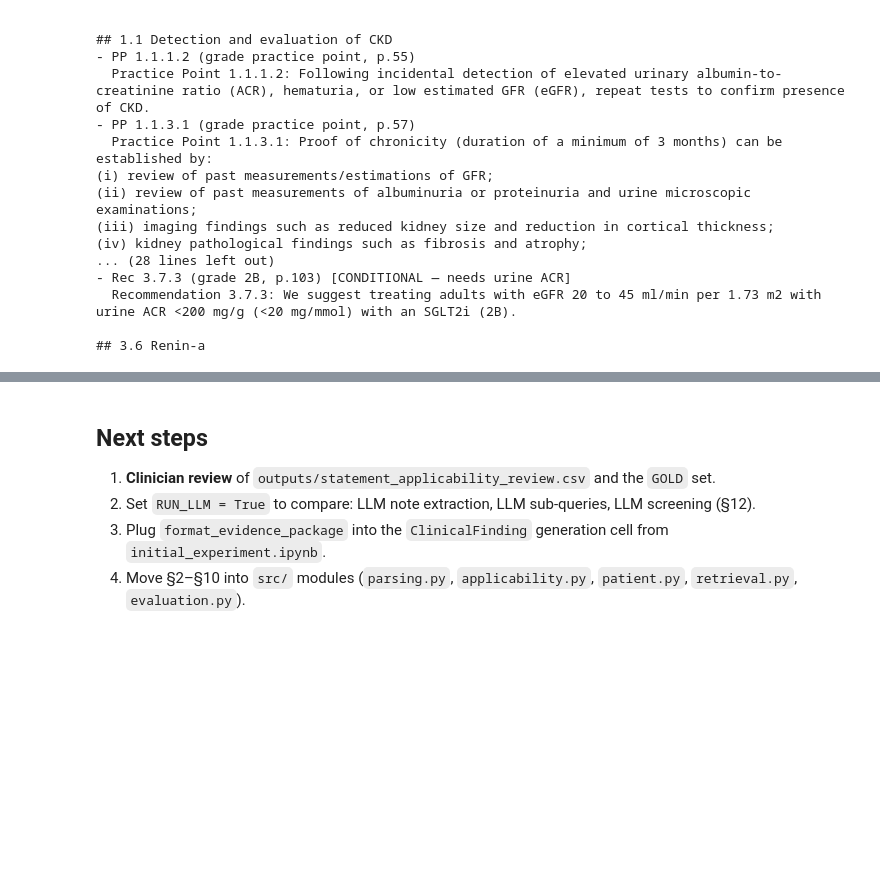
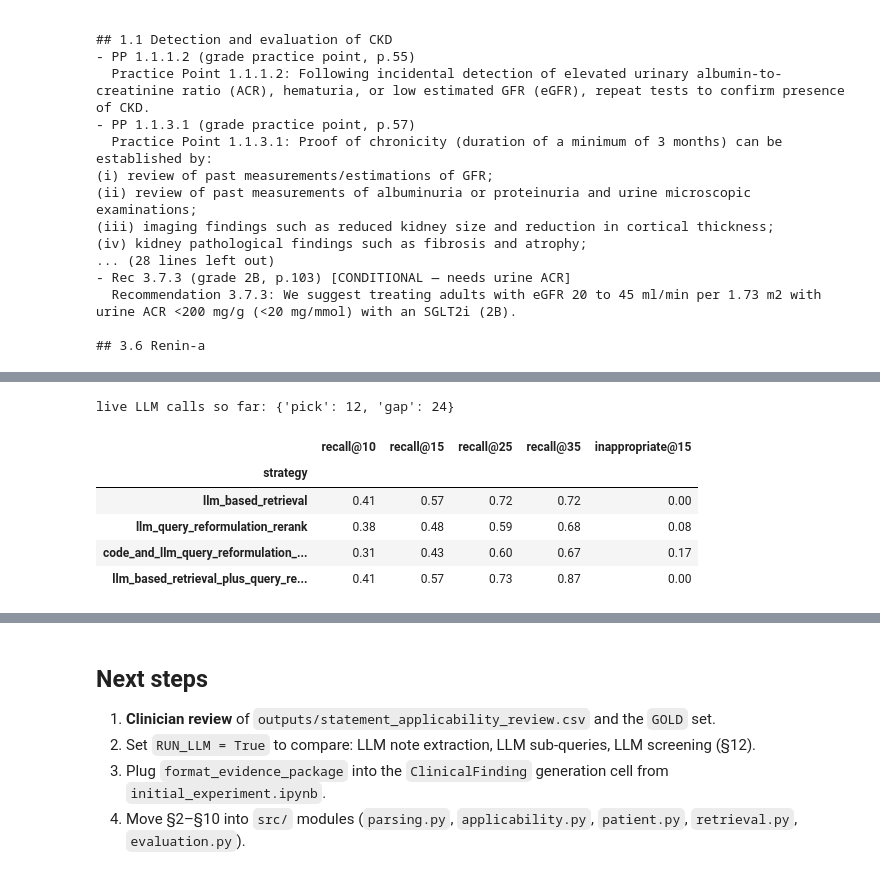
Before and after one commit to azraDS/clinical-assistant, a Jupyter notebook: notebooks/02_retrieval_pipeline.ipynb, the cells around one changed output, grey strips where cells are left out. Saved outputs shown, nothing was run; the diff lists cells and outputs as text; code cells hidden in the pictures; blank space fills up the shorter version.

Commit message:
update retrieval pipeline and documentation

```diff
--- a/notebooks/02_retrieval_pipeline.ipynb
+++ b/notebooks/02_retrieval_pipeline.ipynb
@@ -2205,0 +2294,37 @@ DERIVED: {"is_adult": true, "gfr_category": "G3a", "acr_category": null, "risk_c
+# %%
+STRATEGIES_14 = [
+    "llm_based_retrieval",
+    "llm_query_reformulation_rerank",
+    "code_and_llm_query_reformulation_rerank",
+    "llm_based_retrieval_plus_query_reformulation",
+]
+KS = (10, 15, 25, 35)
+
+
+def evaluate_pkg(strategies, ks=KS):
+    rows = []
+    for pid, gold in GOLD.items():
+        for strategy in strategies:
+            row = {"patient": pid, "strategy": strategy}
+            for k in ks:
+                top = [sid for sid, _ in index.retrieve(
+                    pkg_states[pid], visit_notes[pid], strategy, k=k, eligibility_labels=pkg_elig[pid])]
+                row[f"recall@{k}"] = (round(sum(s in top for s in gold["must"]) / len(gold["must"]), 2)
+                                      if gold["must"] else None)
+                row[f"inappropriate@{k}"] = sum(s in top for s in gold["inappropriate"])
+            rows.append(row)
+    return pd.DataFrame(rows)
+
+
+results_pkg = evaluate_pkg(STRATEGIES_14)
+print("live LLM calls so far:", dict(live_calls))
+cols = [f"recall@{k}" for k in KS] + ["inappropriate@15"]
+results_pkg.groupby("strategy", sort=False)[cols].mean().round(2)
+# %% [output]
+live LLM calls so far: {'pick': 12, 'gap': 24}
+|  | recall@10 | recall@15 | recall@25 | recall@35 | inappropriate@15 |
+| strategy |  |  |  |  |  |
+| llm_based_retrieval | 0.41 | 0.57 | 0.72 | 0.72 | 0.00 |
+| llm_query_reformulation_rerank | 0.38 | 0.48 | 0.59 | 0.68 | 0.08 |
+| code_and_llm_query_reformulation_... | 0.31 | 0.43 | 0.60 | 0.67 | 0.17 |
+| llm_based_retrieval_plus_query_re... | 0.41 | 0.57 | 0.73 | 0.87 | 0.00 |
```
Also changed, not shown: parts of 5 cells of this notebook, 3 other files.
